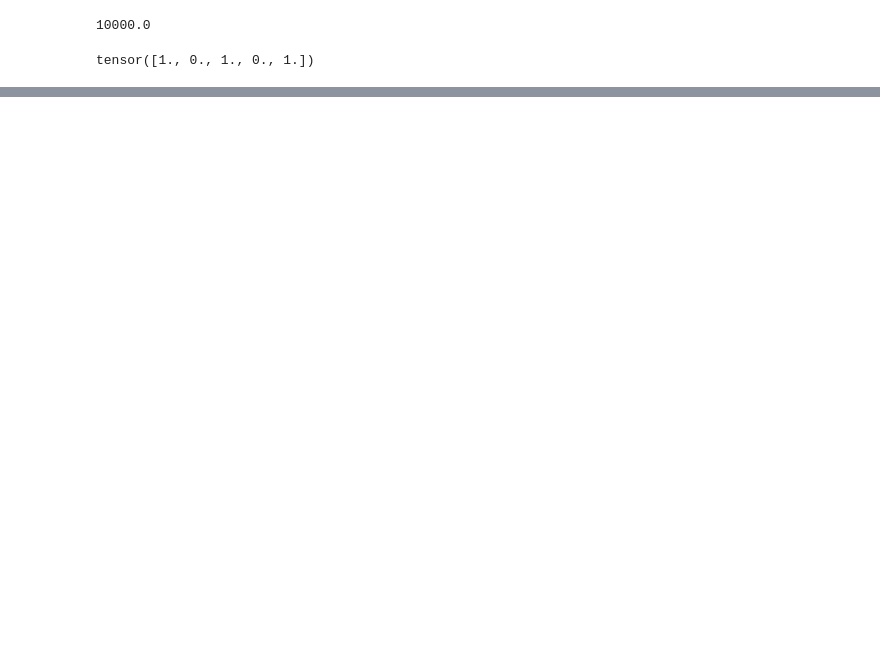
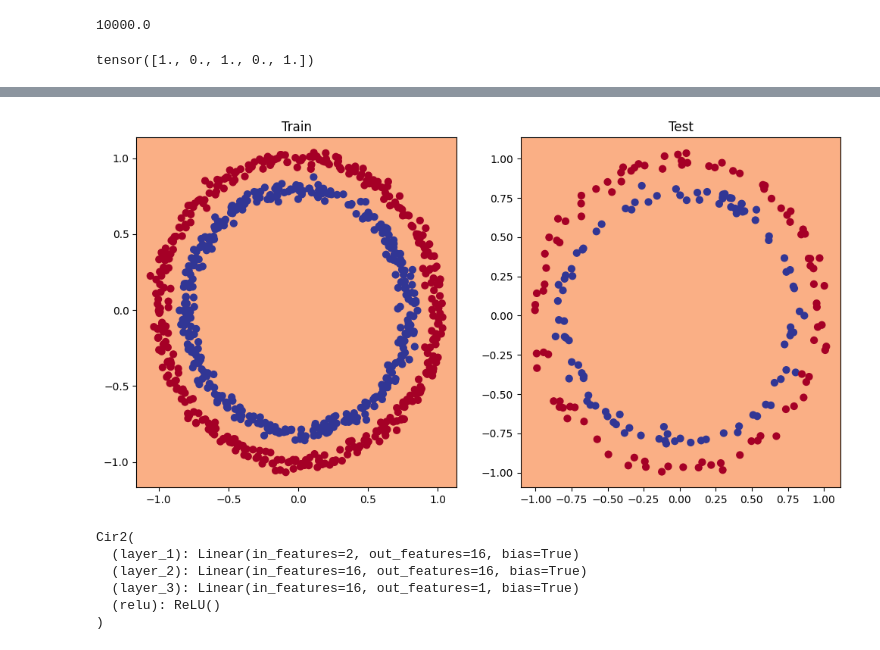
Before and after one commit to Shaik1903/Learning_Pytorch, a Jupyter notebook: Pytorch_Classification.ipynb, the cells around one changed output, grey strips where cells are left out. Cells and saved outputs as stored; diff of their text form; code cells hidden in the pictures; blank space fills up the shorter version.

```diff
--- a/Pytorch_Classification.ipynb
+++ b/Pytorch_Classification.ipynb
@@ -139,0 +249,4 @@ tensor([[0.],
+# %%
+torch.manual_seed(42)
+model_1 = Cir1()
+model_1
@@ -139,0 +259,27 @@ tensor([[0.],
+# %%
+loss_fn = nn.BCEWithLogitsLoss() # This has builtin sigmoid activation function
+optimizer = torch.optim.SGD(params = model_1.parameters(),
+                            lr = 0.1)
+# %%
+epochs = 1001
+# %%
+for epoch in range(1,epochs):
+  model_1.train()
+  pred = model_1(X_train).squeeze()
+  temp = torch.round(torch.sigmoid(pred))
+  loss = loss_fn(pred,y_train)            # BCEWithLogitsLoss -> expects raw logits     BCE expects sigmoid probabilities
+
+  optimizer.zero_grad()  # updates the gradients as 0
+
+  loss.backward()        # Back Propagation
+
+  optimizer.step()       # Gradient Descent
+
+  model_1.eval()
+  with torch.inference_mode():
+    test = model_1(X_test).squeeze()
+    tempi = torch.round(torch.sigmoid(test))
+    los = loss_fn(test,y_test)
+  if epoch%25 == 0:
+    print(f"epoch: {epoch}  train loss: {loss}  test loss: {los}")
+    # model_1.state_dict()
@@ -139,0 +304,11 @@ tensor([[0.],
+# %%
+# Plot decision boundary of the model
+plt.figure(figsize=(12, 6))
+plt.subplot(1, 2, 1)
+plt.title("Train")
+plot_decision_boundary(model_1, X_train, y_train)
+plt.subplot(1, 2, 2)
+plt.title("Test")
+plot_decision_boundary(model_1, X_test, y_test)
+# %% [output]
+[figure, added]
@@ -139,0 +328,11 @@ tensor([[0.],
+# %%
+
+model_2 = Cir2()
+model_2
+# %% [output]
+Cir2(
+  (layer_1): Linear(in_features=2, out_features=16, bias=True)
+  (layer_2): Linear(in_features=16, out_features=16, bias=True)
+  (layer_3): Linear(in_features=16, out_features=1, bias=True)
+  (relu): ReLU()
+)
```
Also changed, not shown: parts of 29 cells of this notebook.
